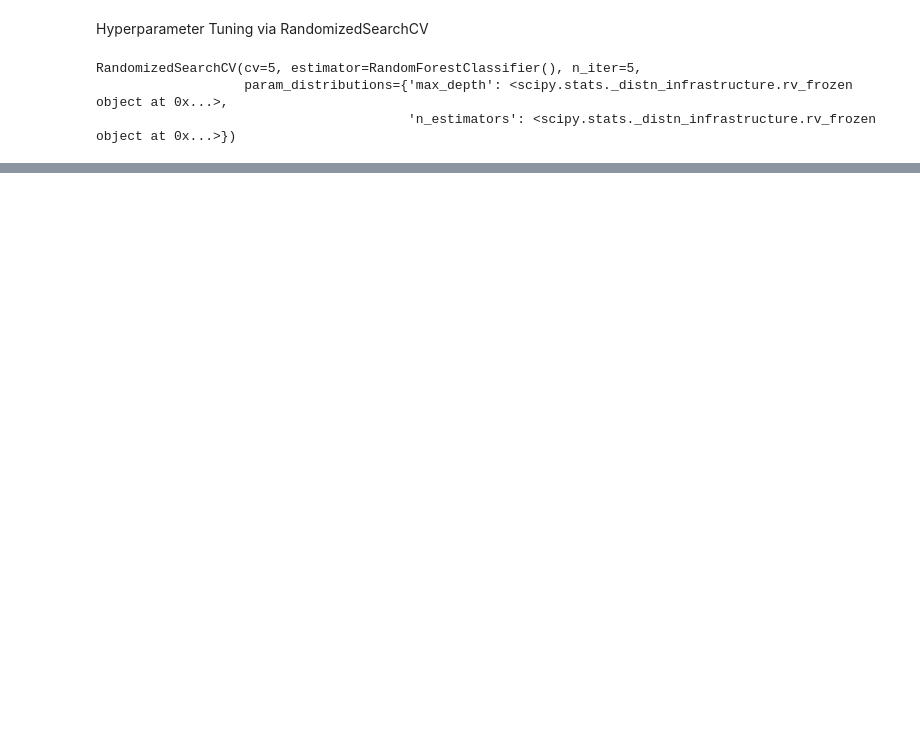
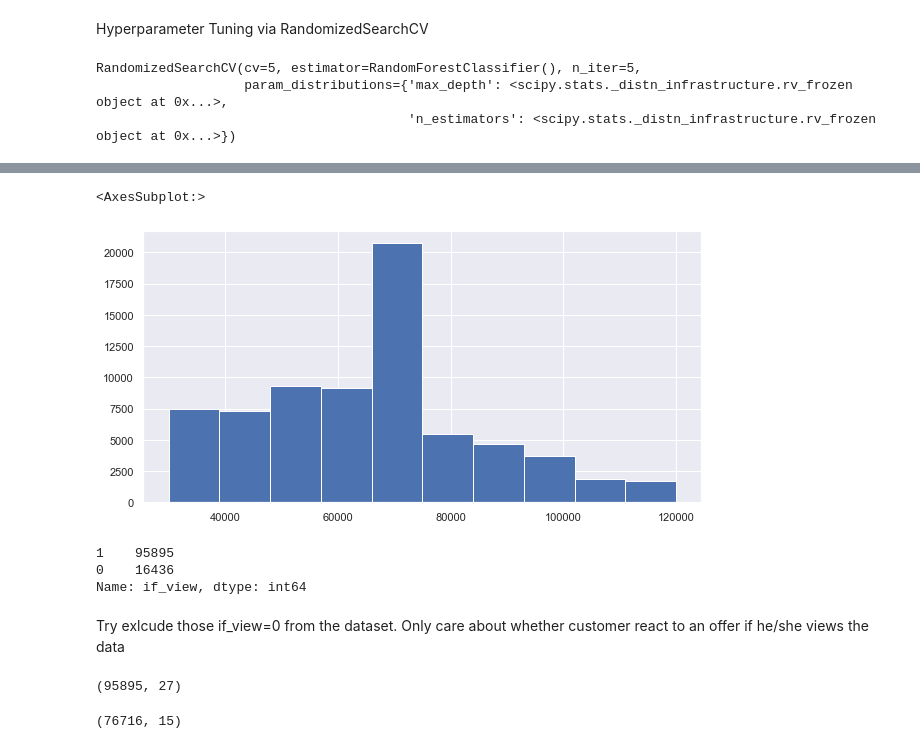
Before and after one commit to mya0220/starbucks_capstone, a Jupyter notebook: Starbucks_Capstone_notebook.ipynb, the cells around one changed output, grey strips where cells are left out. Saved outputs shown, nothing was run; the diff lists cells and outputs as text; code cells hidden in the pictures; blank space fills up the shorter version.

```diff
--- a/Starbucks_Capstone_notebook.ipynb
+++ b/Starbucks_Capstone_notebook.ipynb
@@ -598,0 +640,18 @@ Recall: 0.6684031984492367
+# %%
+main_model[main_model['if_valid']==0]['income'].hist()
+# %% [output]
+<AxesSubplot:>
+[figure, added]
+# %%
+main_model.if_view.value_counts()
+# %% [output]
+1    95895
+0    16436
+Name: if_view, dtype: int64
+# %% [markdown]
+Try exlcude those if_view=0 from the dataset. Only care about whether customer react to an offer if he/she views the data
+# %%
+main_model_2 = main_model[main_model['if_view']==1]
+main_model_2.shape
+# %% [output]
+(95895, 27)
@@ -598,0 +663,4 @@ Recall: 0.6684031984492367
+# %%
+X_train.shape
+# %% [output]
+(76716, 15)
```
Also changed, not shown: parts of 22 cells of this notebook, 8 other files.
